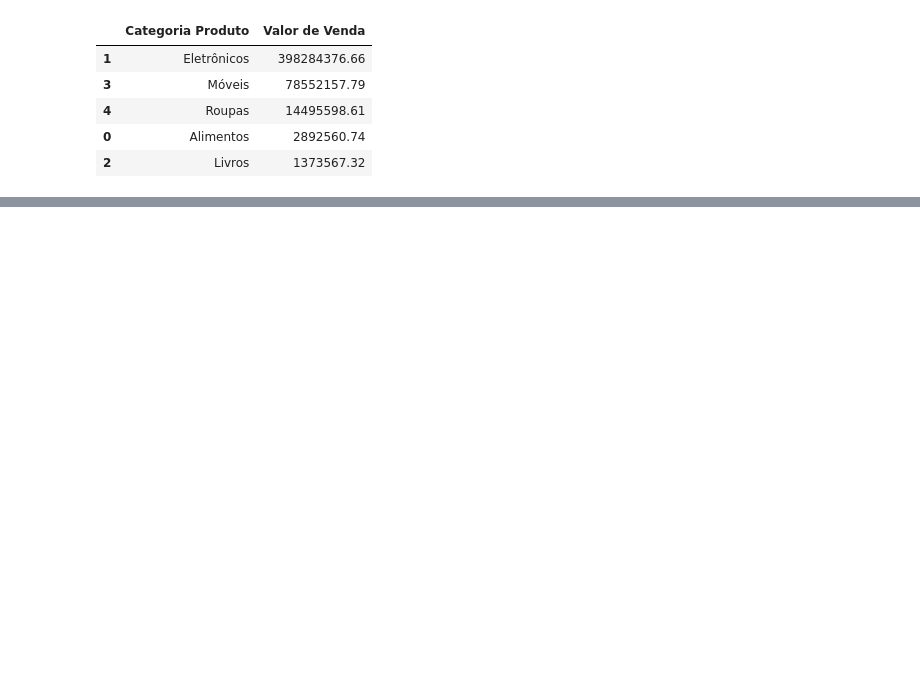
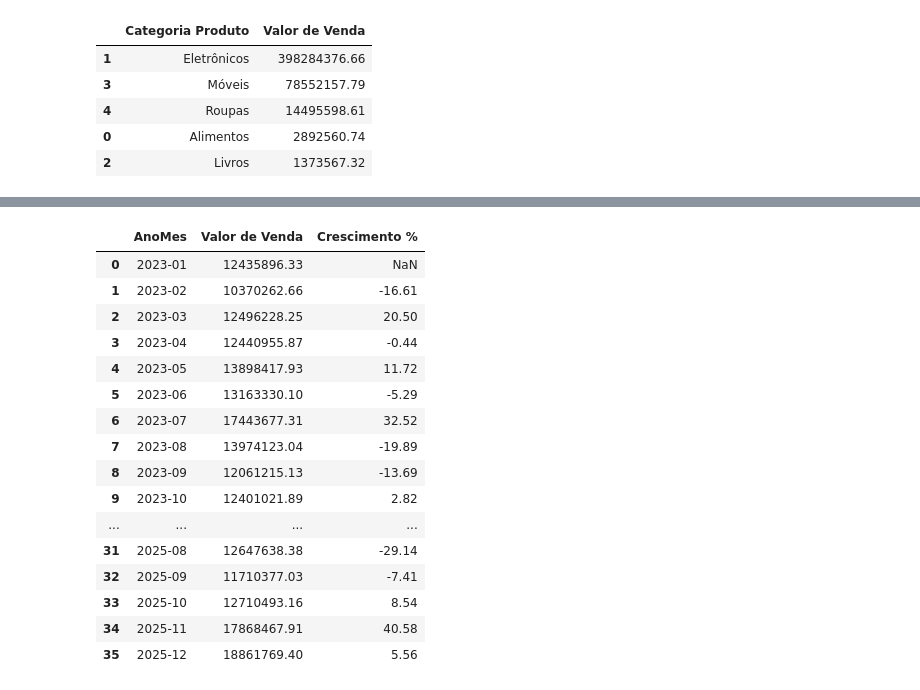
Before and after one commit to HenryMthSantos/Projeto-Caramelo, a Jupyter notebook: análise.ipynb, the cells around one changed output, grey strips where cells are left out. Cells and saved outputs as stored; diff of their text form; code cells hidden in the pictures; blank space fills up the shorter version.

```diff
--- a/análise.ipynb
+++ b/análise.ipynb
@@ -146,0 +354,22 @@ df_categoria.sort_values(by='Valor de Venda', ascending=False)
+# %%
+# tendência de vendas por ano, janeiro fraco, dezembro forte
+vendas_mes['Crescimento %'] = vendas_mes['Valor de Venda'].pct_change() * 100
+vendas_mes
+# %% [output]
+|  | AnoMes | Valor de Venda | Crescimento % |
+| 0 | 2023-01 | 12435896.33 | NaN |
+| 1 | 2023-02 | 10370262.66 | -16.61 |
+| 2 | 2023-03 | 12496228.25 | 20.50 |
+| 3 | 2023-04 | 12440955.87 | -0.44 |
+| 4 | 2023-05 | 13898417.93 | 11.72 |
+| 5 | 2023-06 | 13163330.10 | -5.29 |
+| 6 | 2023-07 | 17443677.31 | 32.52 |
+| 7 | 2023-08 | 13974123.04 | -19.89 |
+| 8 | 2023-09 | 12061215.13 | -13.69 |
+| 9 | 2023-10 | 12401021.89 | 2.82 |
+| ... | ... | ... | ... |
+| 31 | 2025-08 | 12647638.38 | -29.14 |
+| 32 | 2025-09 | 11710377.03 | -7.41 |
+| 33 | 2025-10 | 12710493.16 | 8.54 |
+| 34 | 2025-11 | 17868467.91 | 40.58 |
+| 35 | 2025-12 | 18861769.40 | 5.56 |
```
Also changed, not shown: parts of 27 cells of this notebook.
